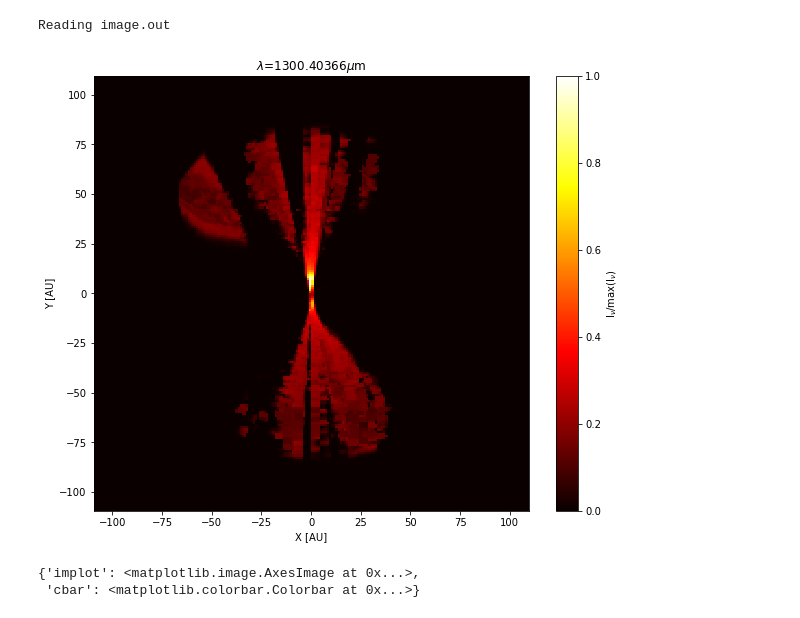
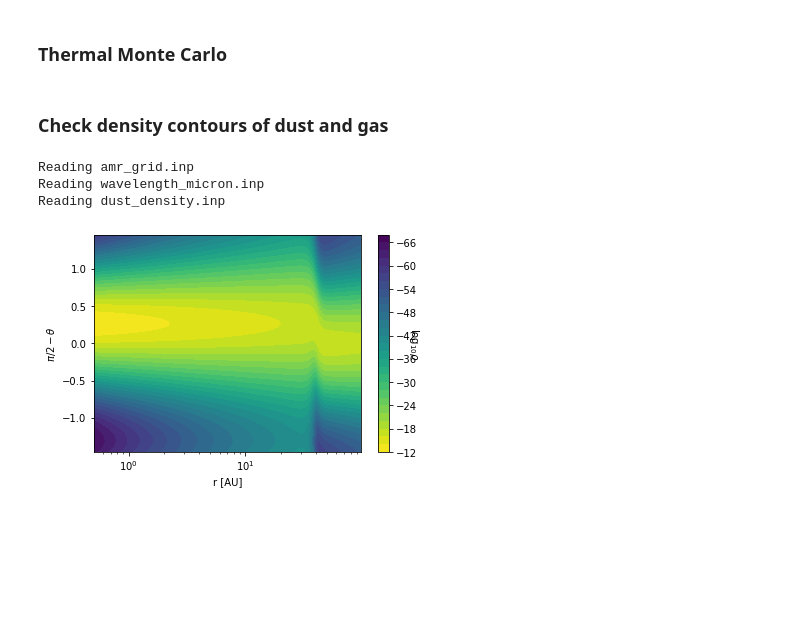
Before and after one commit to zuletav/warpdisks, a Jupyter notebook: notebooks/warped_disk/warped_disk_test.ipynb, the cells around one changed output. Saved outputs shown, nothing was run; the diff lists cells and outputs as text; code cells hidden in the pictures; blank space fills up the shorter version.

```diff
--- a/notebooks/warped_disk/warped_disk_test.ipynb
+++ b/notebooks/warped_disk/warped_disk_test.ipynb
@@ -325,12 +340,7 @@ os.system(command)
+# %% [markdown]
+### Thermal Monte Carlo
 # %%
-# Read the image
-#
-im = readImage()
-# plotImage(im,ifreq=18,au=True,cmap=cm.hot)
-f, ax = plt.subplots(figsize=(10, 8))
-plotImage(im, au=True, cmap=cm.hot, ax=ax)
+rc, output = call_radmc('radmc3d mctherm setthreads 4', total=nphot_therm)
+#os.system('radmc3d mctherm setthreads 4')
-# %% [output]
-Reading image.out
-[figure, removed]
-{'implot': <matplotlib.image.AxesImage at 0x...>,
- 'cbar': <matplotlib.colorbar.Colorbar at 0x...>}
+# %% [markdown]
+### Check density contours of dust and gas
@@ -337 +350,15 @@ Reading image.out
+# %%
+data = analyze.readData(ddens=True, ispec='co')
+c = plb.contourf(data.grid.x/natconst.au, np.pi/2.-data.grid.y, np.log10(data.rhodust[:,:,32,0].T), 30)
+plb.xlabel('r [AU]')
+plb.ylabel(r'$\pi/2-\theta$')
+plb.xscale('log')
+
+cb = plb.colorbar(c)
+cb.set_label(r'$\log_{10}{\rho}$', rotation=270.)
+# %% [output]
+Reading amr_grid.inp
+Reading wavelength_micron.inp
+Reading dust_density.inp
+[figure, added]
 # %%
```
Also changed, not shown: parts of 27 cells of this notebook.
